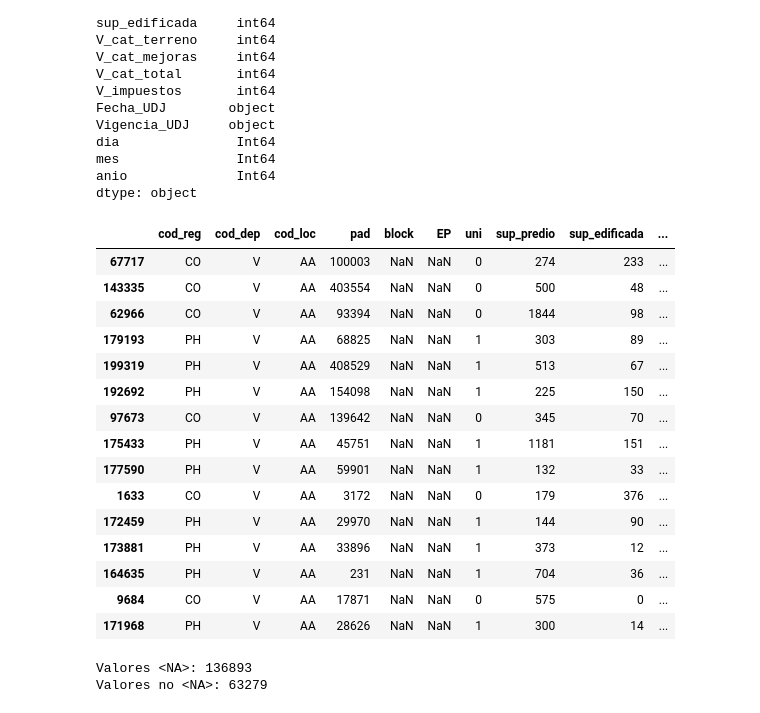
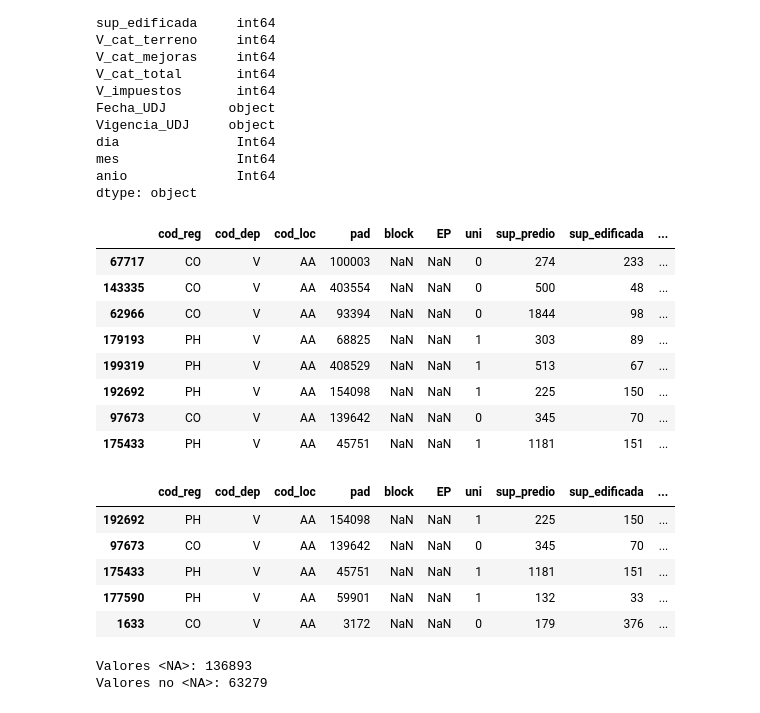
Before and after one commit to danblanc/python-para-ciencia-de-datos, a Jupyter notebook: Proyectos/Proyecto Crey_VFern/ReyFer.ipynb, the cells around one changed output. Saved outputs shown, nothing was run; the diff lists cells and outputs as text; code cells hidden in the pictures.

```diff
--- a/Proyectos/Proyecto Crey_VFern/ReyFer.ipynb
+++ b/Proyectos/Proyecto Crey_VFern/ReyFer.ipynb
@@ -26,7 +26,7 @@ dtypes = {
 }
 
 # Leer el archivo CSV y asignar los nombres a las columnas
-P_Urbanos = pd.read_csv('C:/Users/vfernand/Desktop/archivos proyecto PYTHON/DatosAbiertosDNC(2024-09)/Padrones Urbanos.csv', sep=',', encoding='cp1252', header=None, names=Variables, dtype={4: str, 5: str}  )
+P_Urbanos = pd.read_csv('C:/Users/macar/Desktop/Archivos Python/Padrones Urbanos.csv', sep=',', encoding='cp1252', header=None, names=Variables, dtype={4: str, 5: str}  )
 
 # Mostrar las primeras filas del archivo
 P_Urbanos.head(8)
@@ -133,29 +133,31 @@ dtype: object
 # %%
 # Ordenar el DataFrame  (ascendente), anio, mes, area en orden descendente
 Cat_ordenado = filtro_dep.sort_values(by=['anio', 'mes','pad', 'sup_edificada'], ascending=[True,True, True, False])
 
 # Mostrar el DataFrame ordenado
-Cat_ordenado.head(15)
+Cat_ordenado.head(8)
 # %% [output]
 |  | cod_reg | cod_dep | cod_loc | pad | block | EP | uni | sup_predio | sup_edificada | ... |
 | 67717 | CO | V | AA | 100003 | NaN | NaN | 0 | 274 | 233 | ... |
 | 143335 | CO | V | AA | 403554 | NaN | NaN | 0 | 500 | 48 | ... |
 | 62966 | CO | V | AA | 93394 | NaN | NaN | 0 | 1844 | 98 | ... |
 | 179193 | PH | V | AA | 68825 | NaN | NaN | 1 | 303 | 89 | ... |
 | 199319 | PH | V | AA | 408529 | NaN | NaN | 1 | 513 | 67 | ... |
 | 192692 | PH | V | AA | 154098 | NaN | NaN | 1 | 225 | 150 | ... |
 | 97673 | CO | V | AA | 139642 | NaN | NaN | 0 | 345 | 70 | ... |
 | 175433 | PH | V | AA | 45751 | NaN | NaN | 1 | 1181 | 151 | ... |
-| 177590 | PH | V | AA | 59901 | NaN | NaN | 1 | 132 | 33 | ... |
-| 1633 | CO | V | AA | 3172 | NaN | NaN | 0 | 179 | 376 | ... |
-| 172459 | PH | V | AA | 29970 | NaN | NaN | 1 | 144 | 90 | ... |
-| 173881 | PH | V | AA | 33896 | NaN | NaN | 1 | 373 | 12 | ... |
-| 164635 | PH | V | AA | 231 | NaN | NaN | 1 | 704 | 36 | ... |
-| 9684 | CO | V | AA | 17871 | NaN | NaN | 0 | 575 | 0 | ... |
-| 171968 | PH | V | AA | 28626 | NaN | NaN | 1 | 300 | 14 | ... |
 # %%
 # Eliminar las primeras 5 filas
 Cat_or = Cat_ordenado.iloc[5:]
+# %%
+Cat_or.head()
+# %% [output]
+|  | cod_reg | cod_dep | cod_loc | pad | block | EP | uni | sup_predio | sup_edificada | ... |
+| 192692 | PH | V | AA | 154098 | NaN | NaN | 1 | 225 | 150 | ... |
+| 97673 | CO | V | AA | 139642 | NaN | NaN | 0 | 345 | 70 | ... |
+| 175433 | PH | V | AA | 45751 | NaN | NaN | 1 | 1181 | 151 | ... |
+| 177590 | PH | V | AA | 59901 | NaN | NaN | 1 | 132 | 33 | ... |
+| 1633 | CO | V | AA | 3172 | NaN | NaN | 0 | 179 | 376 | ... |
 # %%
 # Contar valores <NA>
 na_count = Cat_or['anio'].isna().sum()
```
Also changed, not shown: parts of 34 cells of this notebook.
